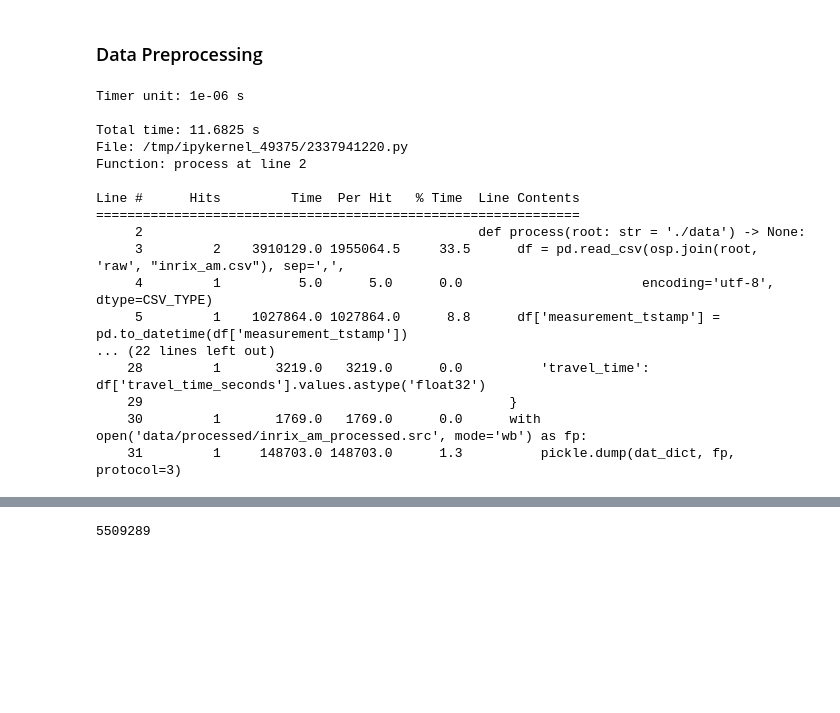
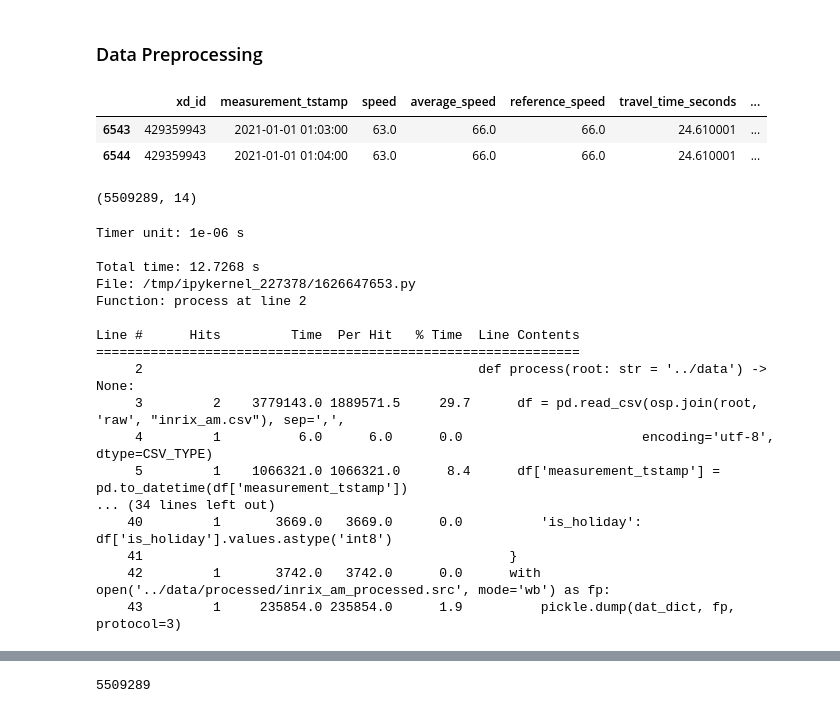
Before and after one commit to juanwulu/sac_vsl, a Jupyter notebook: notebooks/model.ipynb, the cells around one changed output, grey strips where cells are left out. Saved outputs shown, nothing was run; the diff lists cells and outputs as text; code cells hidden in the pictures; blank space fills up the shorter version.

```diff
--- a/notebooks/init.ipynb
+++ b/notebooks/model.ipynb
@@ -139,52 +123,100 @@ class _InrixData(Data):
+# %%
+df = pd.read_csv('../data/raw/inrix_am.csv', sep=',',
+                 encoding='utf-8', dtype=CSV_TYPE)
+df['measurement_tstamp'] = pd.to_datetime(df['measurement_tstamp'])
+ref_dt = df['measurement_tstamp'] - df['measurement_tstamp'].min()
+holidays = USFederalHolidayCalendar()
+holidays = holidays.holidays(
+    start=df['measurement_tstamp'].min(), end=df['measurement_tstamp'].max()
+)
+
+df['date'] = df['measurement_tstamp'].dt.date
+df['time'] = df['measurement_tstamp'].dt.time
+df['minutes'] = ref_dt.dt.seconds / 60
+df['is_holiday'] = df['measurement_tstamp'].isin(holidays)
+df['is_holiday'] = df['is_holiday'].map({False: -1, True: 1})
+df['graphs'] = ref_dt.dt.days
+spatial_map: Dict[int, int] = {}
+for i, xd_id in enumerate(SEQUENCE[::-1]):
+    spatial_map[xd_id] = i
+df['xd_order'] = df['xd_id'].map(spatial_map)
+# df.sort_values(by=['date', 'xd_order', 'time'], inplace=True)
+# df = df[['graphs', 'minutes', 'xd_order', 'speed', 'travel_time_seconds']]
+# df.dropna(how='any', axis=0)
+# df.reset_index(drop=True, inplace=True)
+
+# print(df['minutes'].value_counts().sort_index())
+# print(df['graphs'].value_counts().sort_index())
+display(df[(df['graphs'] == 0) &
+           (df['minutes'].isin([63, 64]) &
+           (df['xd_order'] == 0))])
+print(df.shape)
+# %% [output]
+|  | xd_id | measurement_tstamp | speed | average_speed | reference_speed | travel_time_seconds | ... |
+| 6543 | 429359943 | 2021-01-01 01:03:00 | 63.0 | 66.0 | 66.0 | 24.610001 | ... |
+| 6544 | 429359943 | 2021-01-01 01:04:00 | 63.0 | 66.0 | 66.0 | 24.610001 | ... |
+(5509289, 14)
 # %%
 # process() method
-def process(root: str = './data') -> None:
+def process(root: str = '../data') -> None:
     df = pd.read_csv(osp.join(root, 'raw', "inrix_am.csv"), sep=',',
                      encoding='utf-8', dtype=CSV_TYPE)
     df['measurement_tstamp'] = pd.to_datetime(df['measurement_tstamp'])
     ref_dt = df['measurement_tstamp'] - df['measurement_tstamp'].min()
+    holidays = USFederalHolidayCalendar()
+    holidays = holidays.holidays(
+        start=df['measurement_tstamp'].min(), end=df['measurement_tstamp'].max()
+    )
 
     df['date'] = df['measurement_tstamp'].dt.date
     df['time'] = df['measurement_tstamp'].dt.time
     df['minutes'] = ref_dt.dt.seconds / 60
+    df['is_holiday'] = df['measurement_tstamp'].isin(holidays)\
+                                               .map({True: 1, False: -1})
     df['graph'] = ref_dt.dt.days
     spatial_map: Dict[int, int] = {}
     for i, xd_id in enumerate(SEQUENCE[::-1]):
         spatial_map[xd_id] = i
     df['xd_order'] = df['xd_id'].map(spatial_map)
     df.sort_values(by=['date', 'xd_order', 'time'], inplace=True)
-    df = df[['graph', 'minutes', 'xd_order', 'speed', 'travel_time_seconds']]
+    df = df[[
+        'graph', 'minutes', 'xd_order',
+        'speed', 'travel_time_seconds', 'is_holiday'
+    ]]
     df.dropna(axis=0, how='any', inplace=True)
     df.reset_index(drop=True, inplace=True)
 
     # Extract features
     dat_dict = {
+        # debugging
+        'index': df.index.values,
         'len': len(df),
-        'graph': df['graph'].values.astype('int8'),
+        'graph': df['graph'].values.astype('int32'),
         'minutes': df['minutes'].values.astype('int32'),
         'block': df['xd_order'].values.astype('int32'),
         'speed': df['speed'].values.astype('float32'),
-        'travel_time': df['travel_time_seconds'].values.astype('float32')
+        'travel_time': df['travel_time_seconds'].values.astype('float32'),
+        'is_holiday': df['is_holiday'].values.astype('int8')
     }
-    with open('data/processed/inrix_am_processed.src', mode='wb') as fp:
+    with open('../data/processed/inrix_am_processed.src', mode='wb') as fp:
         pickle.dump(dat_dict, fp, protocol=3)
 
 %lprun -f process process()
 # %% [output]
 Timer unit: 1e-06 s
 
-Total time: 11.6825 s
-File: /tmp/ipykernel_49375/2337941220.py
+Total time: 12.7268 s
+File: /tmp/ipykernel_227378/1626647653.py
 Function: process at line 2
 
 Line #      Hits         Time  Per Hit   % Time  Line Contents
 ==============================================================
-     2                                           def process(root: str = './data') -> None:
-     3         2    3910129.0 1955064.5     33.5      df = pd.read_csv(osp.join(root, 'raw', "inrix_am.csv"), sep=',',
-     4         1          5.0      5.0      0.0                       encoding='utf-8', dtype=CSV_TYPE)
-     5         1    1027864.0 1027864.0      8.8      df['measurement_tstamp'] = pd.to_datetime(df['measurement_tstamp'])
-... (22 lines left out)
-    28         1       3219.0   3219.0      0.0          'travel_time': df['travel_time_seconds'].values.astype('float32')
-    29                                               }
-    30         1       1769.0   1769.0      0.0      with open('data/processed/inrix_am_processed.src', mode='wb') as fp:
-    31         1     148703.0 148703.0      1.3          pickle.dump(dat_dict, fp, protocol=3)
+     2                                           def process(root: str = '../data') -> None:
+     3         2    3779143.0 1889571.5     29.7      df = pd.read_csv(osp.join(root, 'raw', "inrix_am.csv"), sep=',',
+     4         1          6.0      6.0      0.0                       encoding='utf-8', dtype=CSV_TYPE)
+     5         1    1066321.0 1066321.0      8.4      df['measurement_tstamp'] = pd.to_datetime(df['measurement_tstamp'])
+... (34 lines left out)
+    40         1       3669.0   3669.0      0.0          'is_holiday': df['is_holiday'].values.astype('int8')
+    41                                               }
+    42         1       3742.0   3742.0      0.0      with open('../data/processed/inrix_am_processed.src', mode='wb') as fp:
+    43         1     235854.0 235854.0      1.9          pickle.dump(dat_dict, fp, protocol=3)
```
Also changed, not shown: parts of 10 cells of this notebook, 7 other files.
